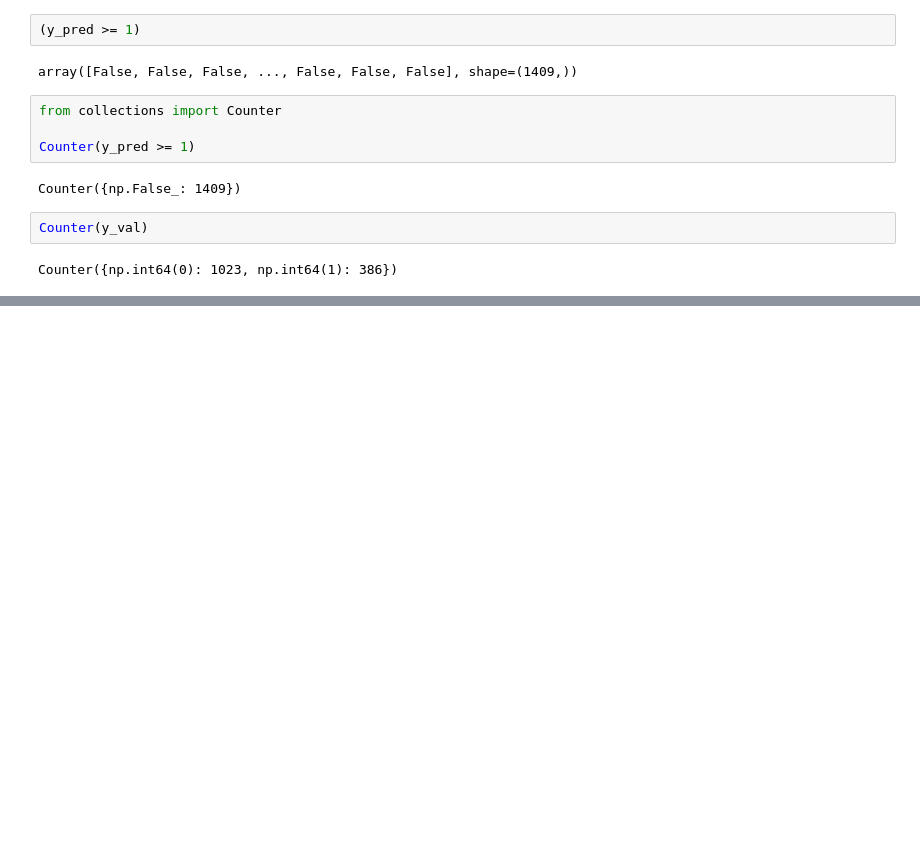
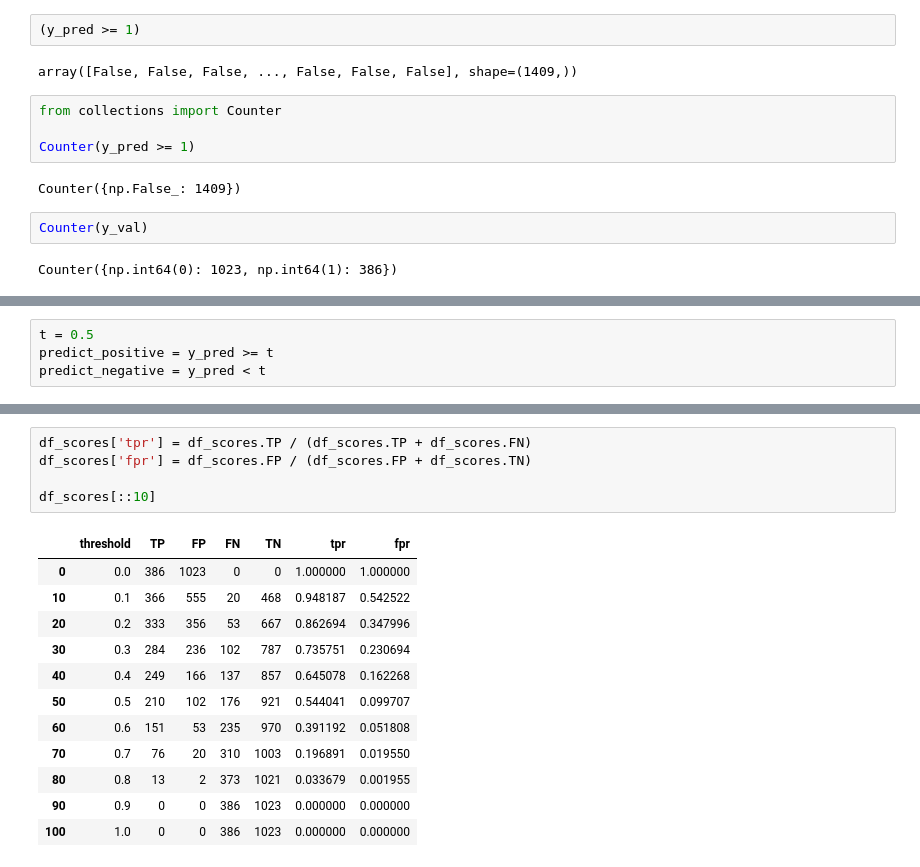
Before and after one commit to VMQuan1304/machine-learning-zoomcamp, a Jupyter notebook: 00-practice/04-evaluation.ipynb, the cells around one changed output, grey strips where cells are left out. Cells and saved outputs as stored; diff of their text form; blank space fills up the shorter version.

```diff
--- a/00-practice/04-evaluation.ipynb
+++ b/00-practice/04-evaluation.ipynb
@@ -198,0 +202,4 @@ Counter({np.int64(0): 1023, np.int64(1): 386})
+# %%
+t = 0.5
+predict_positive = y_pred >= t
+predict_negative = y_pred < t
@@ -198,0 +283,18 @@ Counter({np.int64(0): 1023, np.int64(1): 386})
+# %%
+df_scores['tpr'] = df_scores.TP / (df_scores.TP + df_scores.FN)
+df_scores['fpr'] = df_scores.FP / (df_scores.FP + df_scores.TN)
+
+df_scores[::10]
+# %% [output]
+|  | threshold | TP | FP | FN | TN | tpr | fpr |
+| 0 | 0.0 | 386 | 1023 | 0 | 0 | 1.000000 | 1.000000 |
+| 10 | 0.1 | 366 | 555 | 20 | 468 | 0.948187 | 0.542522 |
+| 20 | 0.2 | 333 | 356 | 53 | 667 | 0.862694 | 0.347996 |
+| 30 | 0.3 | 284 | 236 | 102 | 787 | 0.735751 | 0.230694 |
+| 40 | 0.4 | 249 | 166 | 137 | 857 | 0.645078 | 0.162268 |
+| 50 | 0.5 | 210 | 102 | 176 | 921 | 0.544041 | 0.099707 |
+| 60 | 0.6 | 151 | 53 | 235 | 970 | 0.391192 | 0.051808 |
+| 70 | 0.7 | 76 | 20 | 310 | 1003 | 0.196891 | 0.019550 |
+| 80 | 0.8 | 13 | 2 | 373 | 1021 | 0.033679 | 0.001955 |
+| 90 | 0.9 | 0 | 0 | 386 | 1023 | 0.000000 | 0.000000 |
+| 100 | 1.0 | 0 | 0 | 386 | 1023 | 0.000000 | 0.000000 |
```
Also changed, not shown: parts of 53 cells of this notebook, 13 other files.
